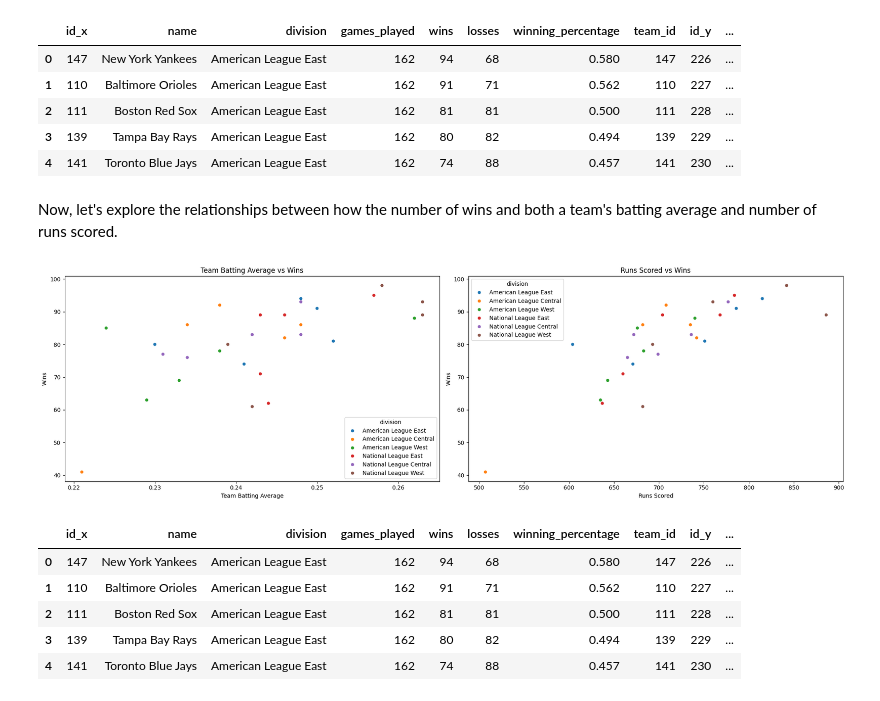
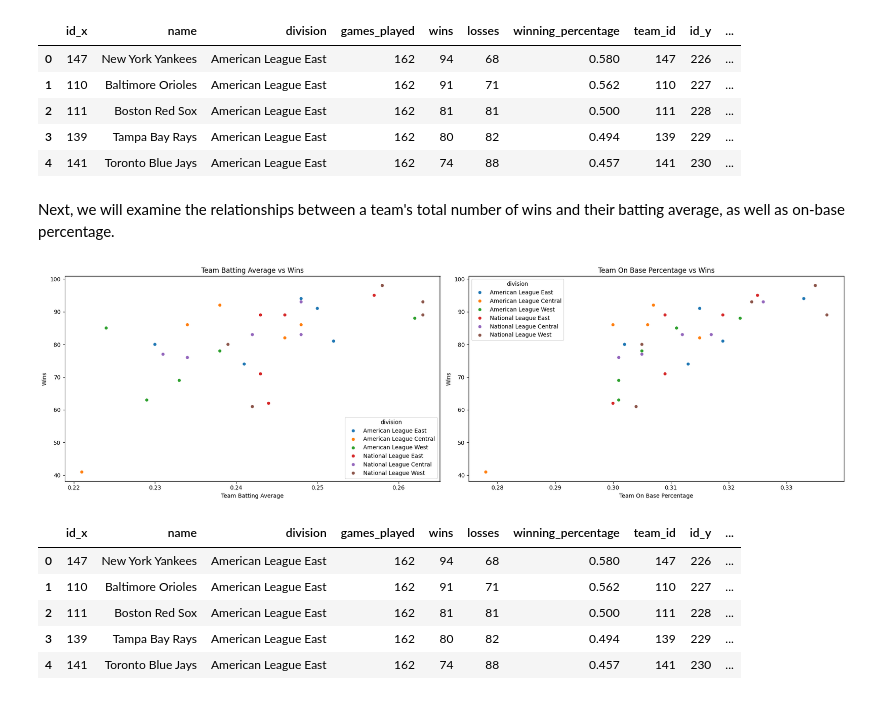
Before and after one commit to jbarkie/betbot, a Jupyter notebook: machine_learning/docs/notebooks/mlb-eda.ipynb, the cells around one changed output. Cells and saved outputs as stored; diff of their text form; code cells hidden in the pictures.

```diff
--- a/machine_learning/docs/notebooks/mlb-eda.ipynb
+++ b/machine_learning/docs/notebooks/mlb-eda.ipynb
@@ -74,25 +86,25 @@ merged_offensive.head()
 | 2 | 111 | Boston Red Sox | American League East | 162 | 81 | 81 | 0.500 | 111 | 228 | ... |
 | 3 | 139 | Tampa Bay Rays | American League East | 162 | 80 | 82 | 0.494 | 139 | 229 | ... |
 | 4 | 141 | Toronto Blue Jays | American League East | 162 | 74 | 88 | 0.457 | 141 | 230 | ... |
-# %% [markdown]
-Now, let's explore the relationships between how the number of wins and both a team's batting average and number of runs scored.
+# %% [markdown]
+Next, we will examine the relationships between a team's total number of wins and their batting average, as well as on-base percentage.
 # %%
 fig, axes = plt.subplots(1, 2, figsize=(20, 6))
 
 sns.scatterplot(data=merged_offensive, x='team_batting_average', y='wins', hue='division', ax=axes[0])
 axes[0].set_title('Team Batting Average vs Wins')
 axes[0].set_xlabel('Team Batting Average')
 axes[0].set_ylabel('Wins')
 
-sns.scatterplot(data=merged_offensive, x='runs_scored', y='wins', hue='division', ax=axes[1])
-axes[1].set_title('Runs Scored vs Wins')
-axes[1].set_xlabel('Runs Scored')
+sns.scatterplot(data=merged_offensive, x='on_base_percentage', y='wins', hue='division', ax=axes[1])
+axes[1].set_title('Team On Base Percentage vs Wins')
+axes[1].set_xlabel('Team On Base Percentage')
 axes[1].set_ylabel('Wins')
 
 plt.tight_layout()
 plt.show()
 # %% [output]
-[figure, old version]
+[figure, new version]
 # %%
 recent_defensive_stats = defensive_stats_df.sort_values('date').groupby('team_id').last().reset_index()
 merged_defensive = pd.merge(teams_df, recent_defensive_stats, left_on='id', right_on='team_id')
```
Also changed, not shown: parts of 2 cells of this notebook.
